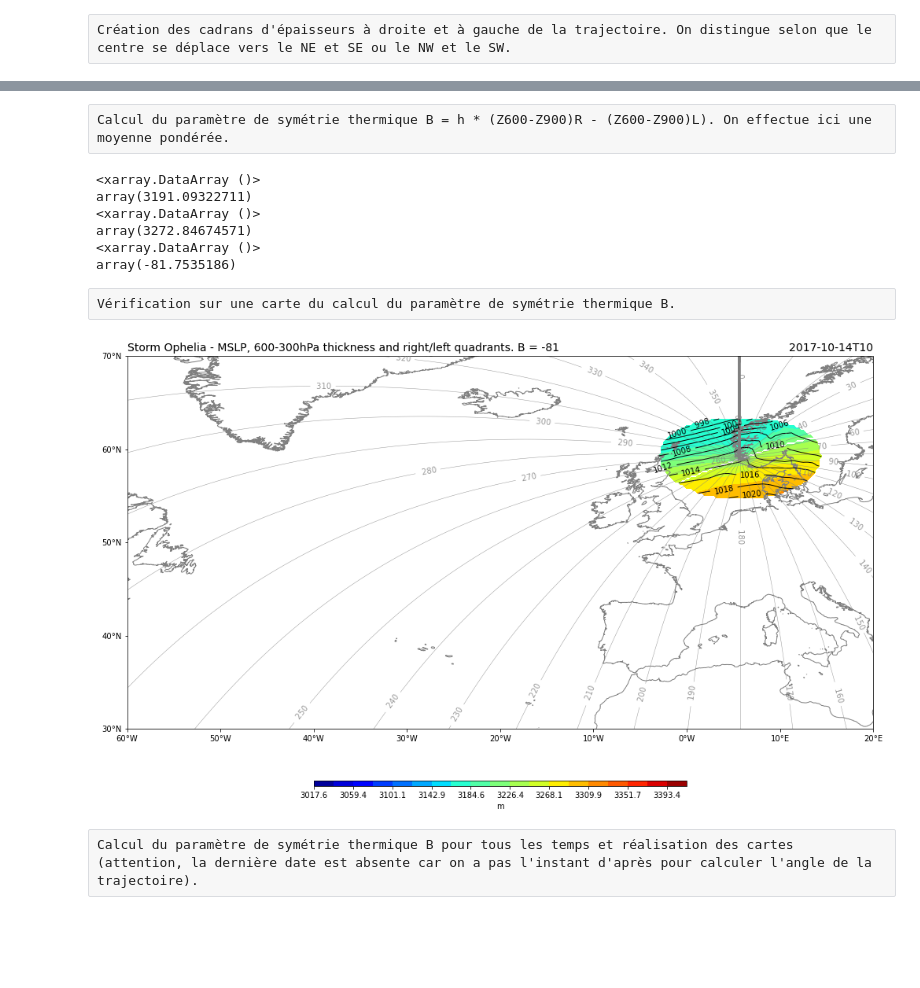
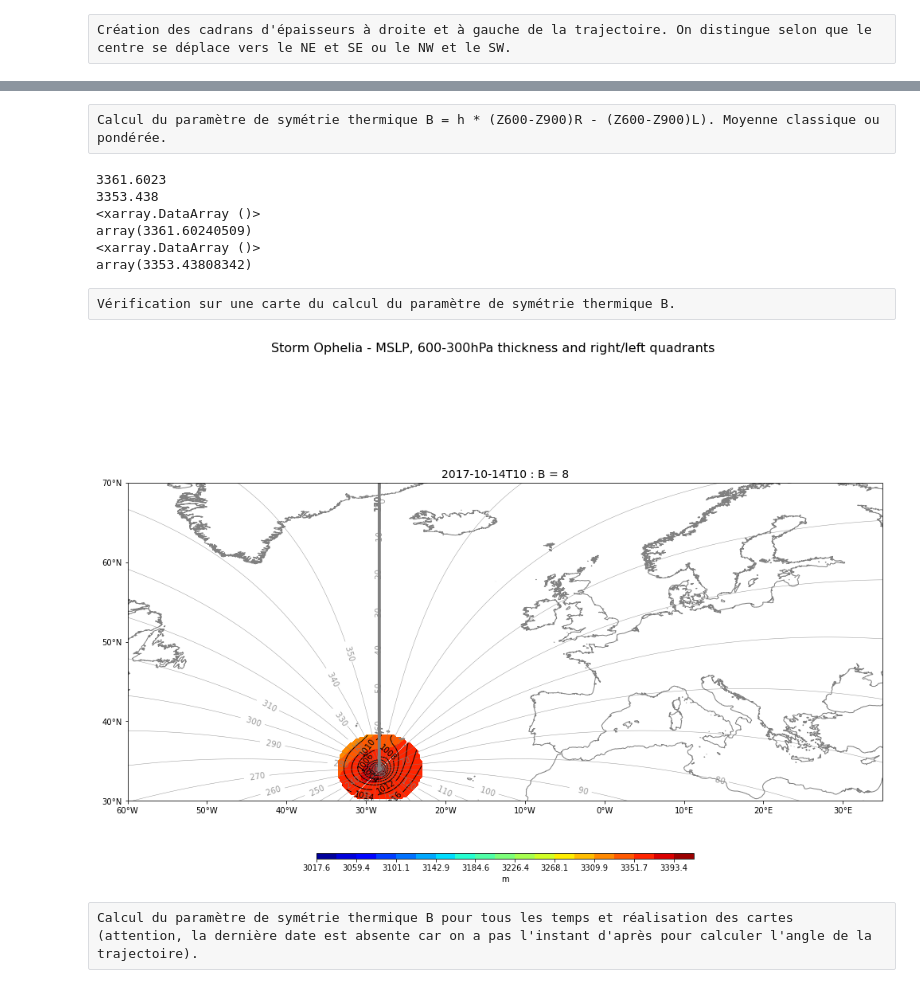
Before and after one commit to fredericferry/era5_cps_diagram, a Jupyter notebook: era5storms_CPS_diagram.ipynb, the cells around one changed output, grey strips where cells are left out. Cells and saved outputs as stored; diff of their text form; code cells hidden in the pictures; blank space fills up the shorter version.

```diff
--- a/era5storms_CPS_diagram.ipynb
+++ b/era5storms_CPS_diagram.ipynb
@@ -531,7 +538,8 @@ if storm=='Lothar':
 # %% [raw]
 Sélection des données.
 # %%
-i=10
+idate=10
 
-data = thickness[i,:,:]
-data_slp = mslp[i,:,:]
+data = thickness[idate,:,:]
+data_slp = mslp[idate,:,:]
+print(data.time.values)
@@ -538,7 +548,9 @@ data_slp = mslp[i,:,:]
 # %% [raw]
 Angle de la trajectoire du système (par rapport à l'instant T+1).
 # %%
-ang=get_bearing(clat, clon, liste_lat[i+1], liste_lon[i+1])
+clat = liste_lat[idate]
+clon = liste_lon[idate]
+ang=get_bearing(clat, clon, liste_lat[idate+1], liste_lon[idate+1])
 # %% [raw]
 Calcul de l'angle entre le centre et toutes les paires de lat/lon du domaine.
 # %%
@@ -591,14 +603,12 @@ Zl_m = np.ma.masked_where(distance2 > max_dist, Zl)
 Zr_m[Zr_m == 0] = np.nan
 Zl_m[Zl_m == 0] = np.nan
 # %% [raw]
-Calcul du paramètre de symétrie thermique B = h * (Z600-Z900)R - (Z600-Z900)L). On effectue ici une moyenne pondérée.
+Calcul du paramètre de symétrie thermique B = h * (Z600-Z900)R - (Z600-Z900)L). Moyenne classique ou pondérée.
 # %%
 # cyclone thermal symmetry parameter using classic average
-#Zr_mean=np.nanmean(Zr_m)
-#Zl_mean=np.nanmean(Zl_m)
-#B=Zr_mean-Zl_mean
-#print(Zr_mean)
-#print(Zl_mean)
+Zr_mean=np.nanmean(Zr_m)
+Zl_mean=np.nanmean(Zl_m)
+B1=Zr_mean-Zl_mean
 
 # cyclone thermal symmetry parameter using weighted average
 Zr_m = xr.DataArray(Zr_m)
@@ -608,58 +618,60 @@ Zr_weighted = Zr_m.weighted(weights)
 Zl_weighted = Zl_m.weighted(weights)
 Zr_weighted_mean=Zr_weighted.mean()
 Zl_weighted_mean=Zl_weighted.mean()
-B=Zr_weighted_mean-Zl_weighted_mean
+B2=Zr_weighted_mean-Zl_weighted_mean
 
+print(Zr_mean)
+print(Zl_mean)
 print(Zr_weighted_mean)
 print(Zl_weighted_mean)
 
 if clat<0:
-    B=-B
-
-print(B)
+    B1=-B1
+    B2=-B2
 # %% [output]
+3361.6023
+3353.438
 <xarray.DataArray ()>
-array(3191.09322711)
+array(3361.60240509)
 <xarray.DataArray ()>
-array(3272.84674571)
-<xarray.DataArray ()>
-array(-81.7535186)
+array(3353.43808342)
+# %%
+B=B1
 # %% [raw]
 Vérification sur une carte du calcul du paramètre de symétrie thermique B.
 # %%
 levels=np.arange(0,370,10)
 
 fig = plt.figure(figsize=(17., 12.))
 ax = fig.add_subplot(1, 1, 1, projection=projection)
-ax.set_title('Storm '+storm+' - MSLP, 600-300hPa thickness and right/left quadrants. B = '+str(int(B))
-             ,loc='left',fontsize=14)
-ax.set_title(str(time[i])[0:13],loc='right',fontsize=14)
+fig.suptitle('Storm '+storm+' - MSLP, 600-300hPa thickness and right/left quadrants',fontsize=16)
+ax.set_title(str(time[idate])[0:13]+' : B = '+str(int(B)),fontsize=14)
 #ax.coastlines()
 ax.add_feature(coast, edgecolor='gray')
 ax.set_xticks(np.linspace(-180, 180, 37), crs=ccrs.PlateCarree())
 ax.set_yticks(np.linspace(-90, 90, 19), crs=ccrs.PlateCarree())
 lon_formatter = LongitudeFormatter(zero_direction_label=True)
 lat_formatter = LatitudeFormatter()
 ax.xaxis.set_major_formatter(lon_formatter)
 ax.yaxis.set_major_formatter(lat_formatter)
 ax.set_extent(*bounds, crs=ccrs.PlateCarree())
 
 c0 = ax.contour(lon, lat, data_slp_m, mslp_levels,
                 colors="black", linewidths=1, transform=ccrs.PlateCarree())
 ax.clabel(c0,fmt='%4.1i',fontsize=10)
 cf1 = ax.contourf(lon, lat, Zr_m, dz_levels,
                  cmap='jet', transform=ccrs.PlateCarree())
 cf2 = ax.contourf(lon, lat, Zl_m, dz_levels,
                  cmap='jet', transform=ccrs.PlateCarree())
 cb = fig.colorbar(cf1, orientation='horizontal', aspect=65, shrink=0.5, pad=0.1)
 cb.set_label('m')
 c3 = ax.contour(lon, lat, qq_ang_all, levels,
                 colors="grey", linewidths=0.5, alpha=0.8, transform=ccrs.PlateCarree())
 ax.clabel(c3,fmt='%4.1i',fontsize=10)
 
 plt.show()
 # %% [output]
-[figure, old version]
+[figure, new version]
 # %% [raw]
 Calcul du paramètre de symétrie thermique B pour tous les temps et réalisation des cartes (attention, la dernière date est absente car on a pas l'instant d'après pour calculer l'angle de la trajectoire).
 # %%
```
Also changed, not shown: parts of 35 cells of this notebook.
